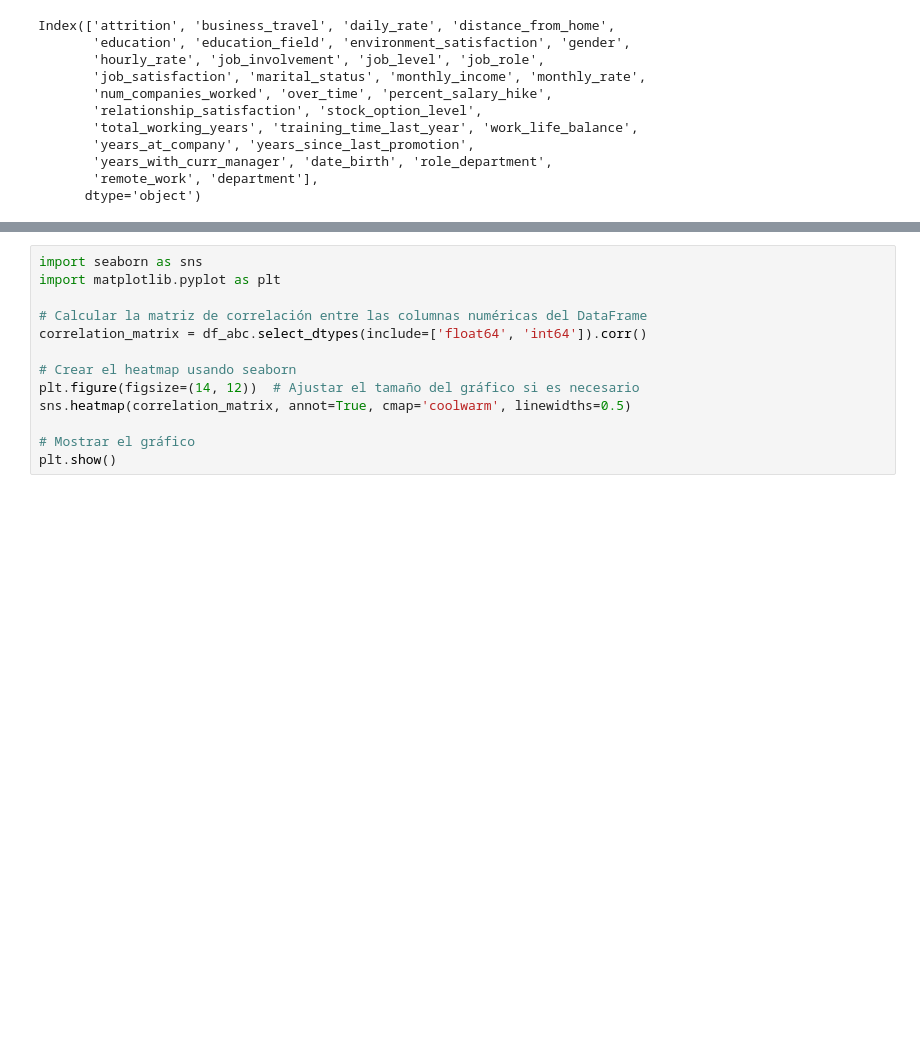
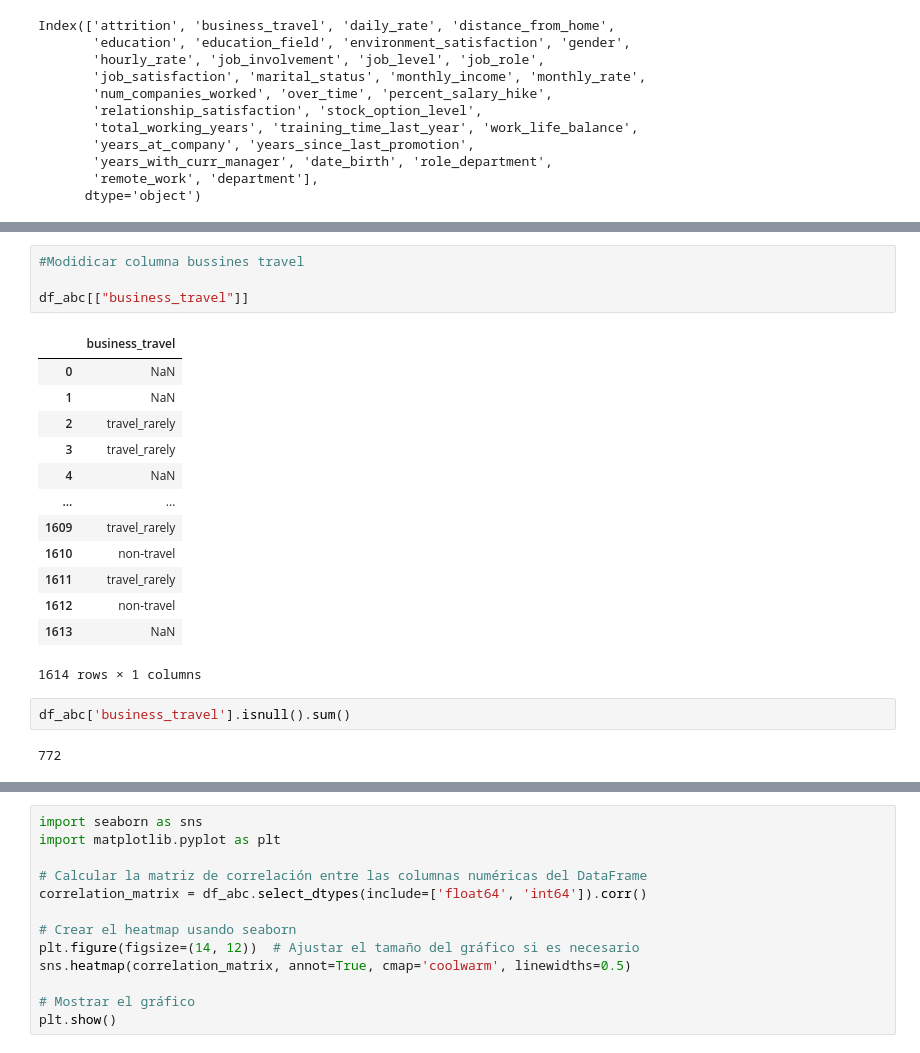
Before and after one commit to nicoleab1/proyecto-da-promo-b-modulo-3-team-2, a Jupyter notebook: proyecto optimizacion de talento.ipynb, the cells around one changed output, grey strips where cells are left out. Drawn from its saved outputs; the diff is of its cells as text; blank space fills up the shorter version.

```diff
--- a/proyecto optimizacion de talento.ipynb
+++ b/proyecto optimizacion de talento.ipynb
@@ -613,0 +663,22 @@ Index(['attrition', 'business_travel', 'daily_rate', 'distance_from_home',
+# %%
+#Modidicar columna bussines travel
+
+df_abc[["business_travel"]]
+# %% [output]
+|  | business_travel |
+| 0 | NaN |
+| 1 | NaN |
+| 2 | travel_rarely |
+| 3 | travel_rarely |
+| 4 | NaN |
+| ... | ... |
+| 1609 | travel_rarely |
+| 1610 | non-travel |
+| 1611 | travel_rarely |
+| 1612 | non-travel |
+| 1613 | NaN |
+1614 rows × 1 columns
+# %%
+df_abc['business_travel'].isnull().sum()
+# %% [output]
+772
```
Also changed, not shown: parts of 11 cells of this notebook, 2 other files.
